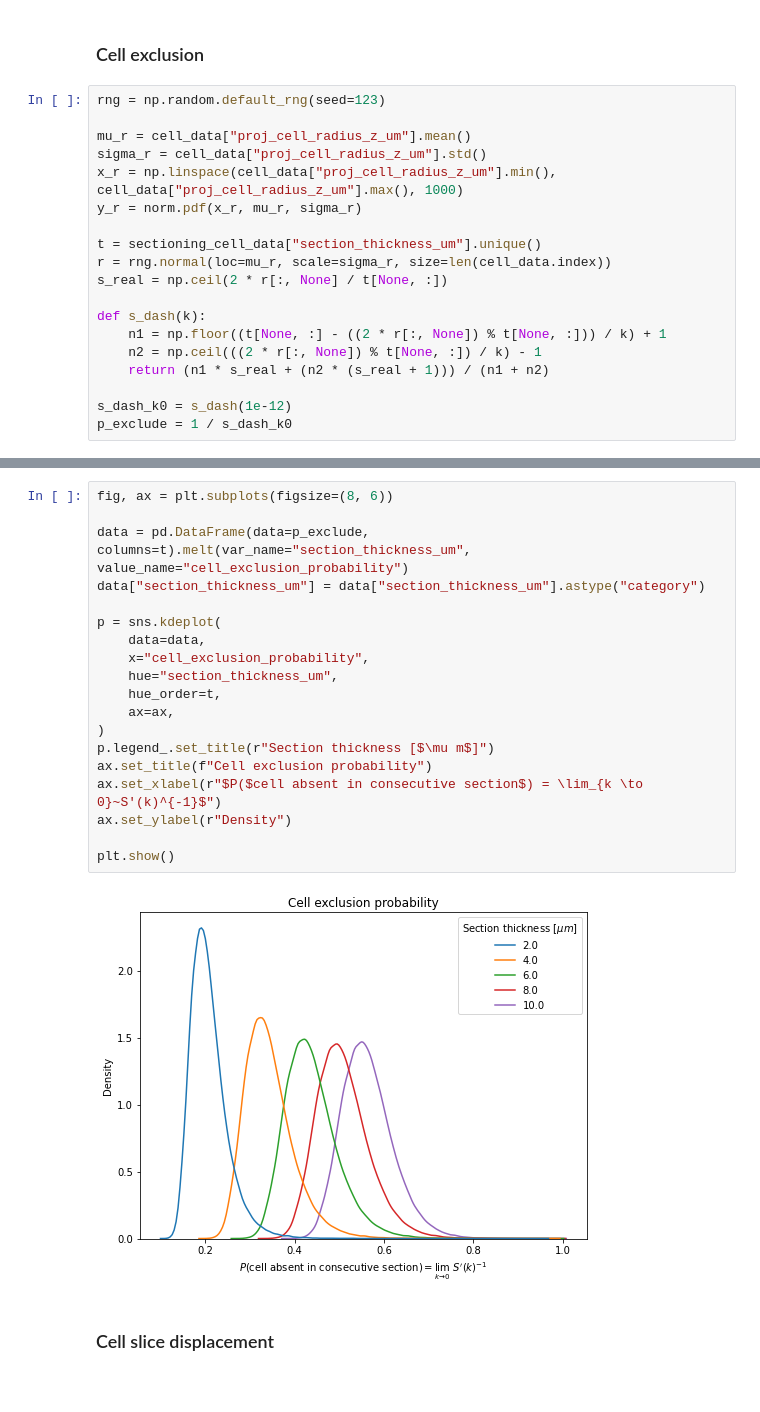
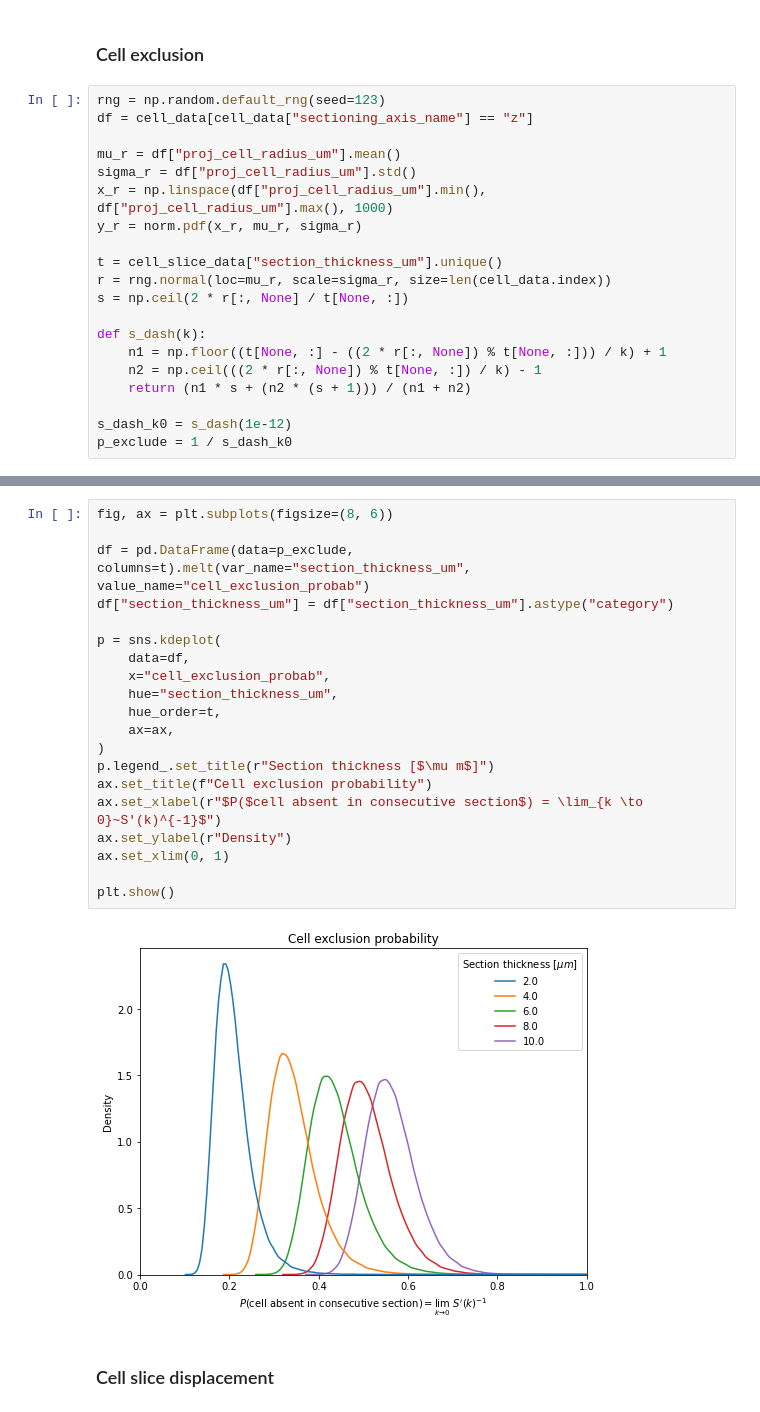
Before and after one commit to BodenmillerGroup/simutome, a Jupyter notebook: notebooks/parameter_estimation.ipynb, the cells around one changed output, grey strips where cells are left out. Cells and saved outputs as stored; diff of their text form.

```diff
--- a/notebooks/parameter_estimation.ipynb
+++ b/notebooks/parameter_estimation.ipynb
@@ -238,20 +302,21 @@ plt.show()
 ### Cell exclusion
 # %%
 rng = np.random.default_rng(seed=123)
+df = cell_data[cell_data["sectioning_axis_name"] == "z"]
 
-mu_r = cell_data["proj_cell_radius_z_um"].mean()
-sigma_r = cell_data["proj_cell_radius_z_um"].std()
-x_r = np.linspace(cell_data["proj_cell_radius_z_um"].min(), cell_data["proj_cell_radius_z_um"].max(), 1000)
+mu_r = df["proj_cell_radius_um"].mean()
+sigma_r = df["proj_cell_radius_um"].std()
+x_r = np.linspace(df["proj_cell_radius_um"].min(), df["proj_cell_radius_um"].max(), 1000)
 y_r = norm.pdf(x_r, mu_r, sigma_r)
 
-t = sectioning_cell_data["section_thickness_um"].unique()
+t = cell_slice_data["section_thickness_um"].unique()
 r = rng.normal(loc=mu_r, scale=sigma_r, size=len(cell_data.index))
-s_real = np.ceil(2 * r[:, None] / t[None, :])
+s = np.ceil(2 * r[:, None] / t[None, :])
 
 def s_dash(k):
     n1 = np.floor((t[None, :] - ((2 * r[:, None]) % t[None, :])) / k) + 1
     n2 = np.ceil(((2 * r[:, None]) % t[None, :]) / k) - 1
-    return (n1 * s_real + (n2 * (s_real + 1))) / (n1 + n2)
+    return (n1 * s + (n2 * (s + 1))) / (n1 + n2)
 
 s_dash_k0 = s_dash(1e-12)
 p_exclude = 1 / s_dash_k0
@@ -330,23 +415,24 @@ plt.show()
 # %%
 fig, ax = plt.subplots(figsize=(8, 6))
 
-data = pd.DataFrame(data=p_exclude, columns=t).melt(var_name="section_thickness_um", value_name="cell_exclusion_probability")
-data["section_thickness_um"] = data["section_thickness_um"].astype("category")
+df = pd.DataFrame(data=p_exclude, columns=t).melt(var_name="section_thickness_um", value_name="cell_exclusion_probab")
+df["section_thickness_um"] = df["section_thickness_um"].astype("category")
 
 p = sns.kdeplot(
-    data=data,
-    x="cell_exclusion_probability",
+    data=df,
+    x="cell_exclusion_probab",
     hue="section_thickness_um",
     hue_order=t,
     ax=ax,
 )
 p.legend_.set_title(r"Section thickness [$\mu m$]")
 ax.set_title(f"Cell exclusion probability")
 ax.set_xlabel(r"$P($cell absent in consecutive section$) = \lim_{k \to 0}~S'(k)^{-1}$")
 ax.set_ylabel(r"Density")
+ax.set_xlim(0, 1)
 
 plt.show()
 # %% [output]
-[figure, old version]
+[figure, new version]
 # %% [markdown]
 ### Cell slice displacement
```
Also changed, not shown: parts of 27 cells of this notebook, 1 other file.
